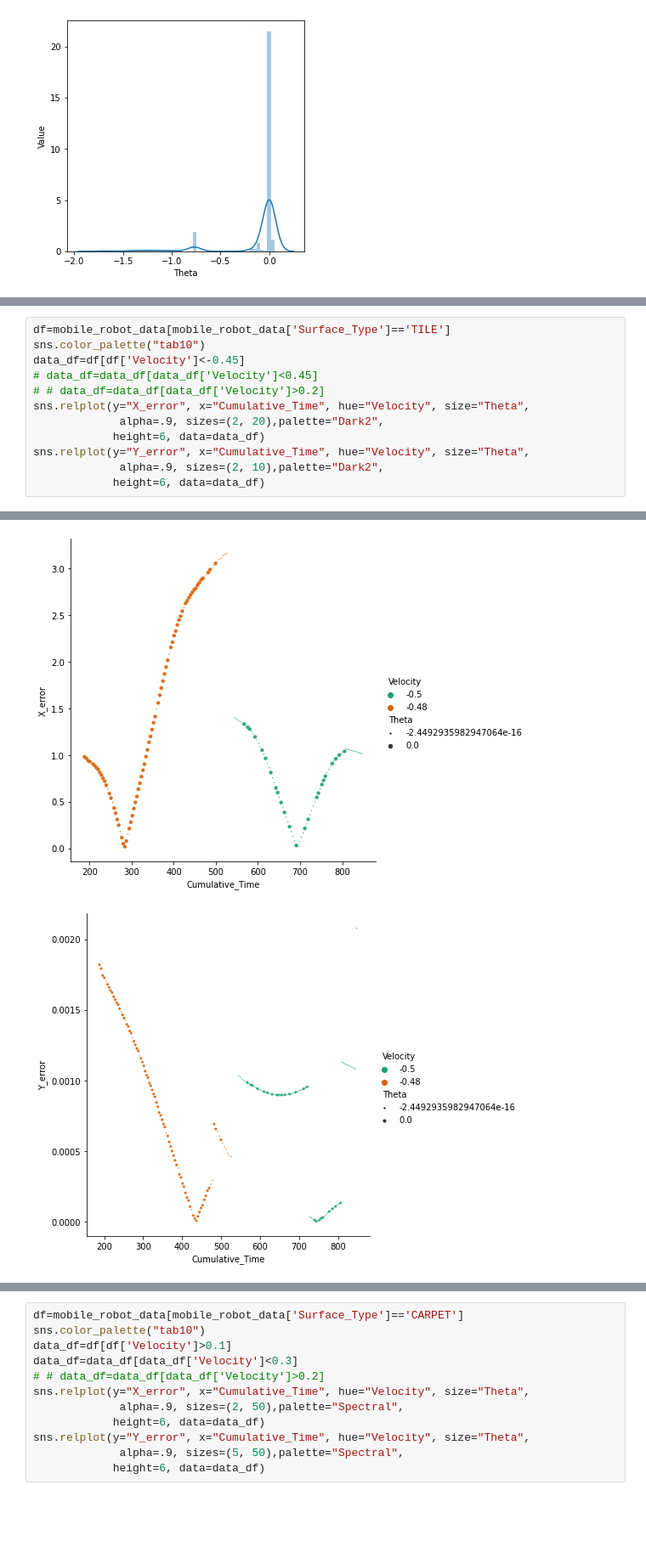
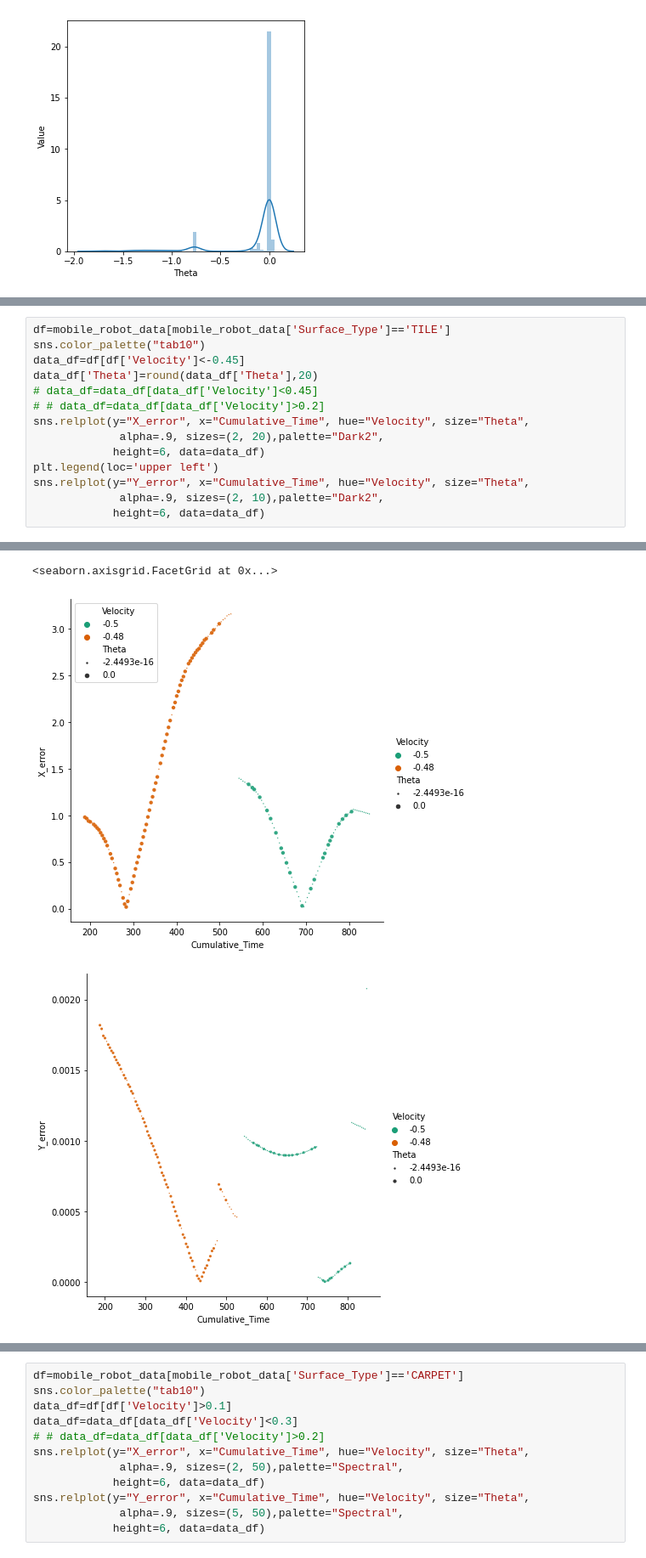
Before and after one commit to tejalvs/RobotOdometryMining, a Jupyter notebook: EDA.ipynb, the cells around one changed output, grey strips where cells are left out. Shown at 85% size. Saved outputs shown, nothing was run; the diff lists cells and outputs as text; blank space fills up the shorter version.

```diff
--- a/EDA.ipynb
+++ b/EDA.ipynb
@@ -112,11 +132,13 @@ plt.show()
 df=mobile_robot_data[mobile_robot_data['Surface_Type']=='TILE']
 sns.color_palette("tab10")
 data_df=df[df['Velocity']<-0.45]
+data_df['Theta']=round(data_df['Theta'],20)
 # data_df=data_df[data_df['Velocity']<0.45]
 # # data_df=data_df[data_df['Velocity']>0.2]
 sns.relplot(y="X_error", x="Cumulative_Time", hue="Velocity", size="Theta",
              alpha=.9, sizes=(2, 20),palette="Dark2",
             height=6, data=data_df)
+plt.legend(loc='upper left')
 sns.relplot(y="Y_error", x="Cumulative_Time", hue="Velocity", size="Theta",
              alpha=.9, sizes=(2, 10),palette="Dark2",
             height=6, data=data_df)
@@ -125,3 +151,4 @@ sns.relplot(y="Y_error", x="Cumulative_Time", hue="Velocity", size="Theta",
+<seaborn.axisgrid.FacetGrid at 0x...>
-[figure, old version]
+[figure, new version]
-[figure, old version]
+[figure, new version]
 # %%
```
Also changed, not shown: parts of 5 cells of this notebook.
